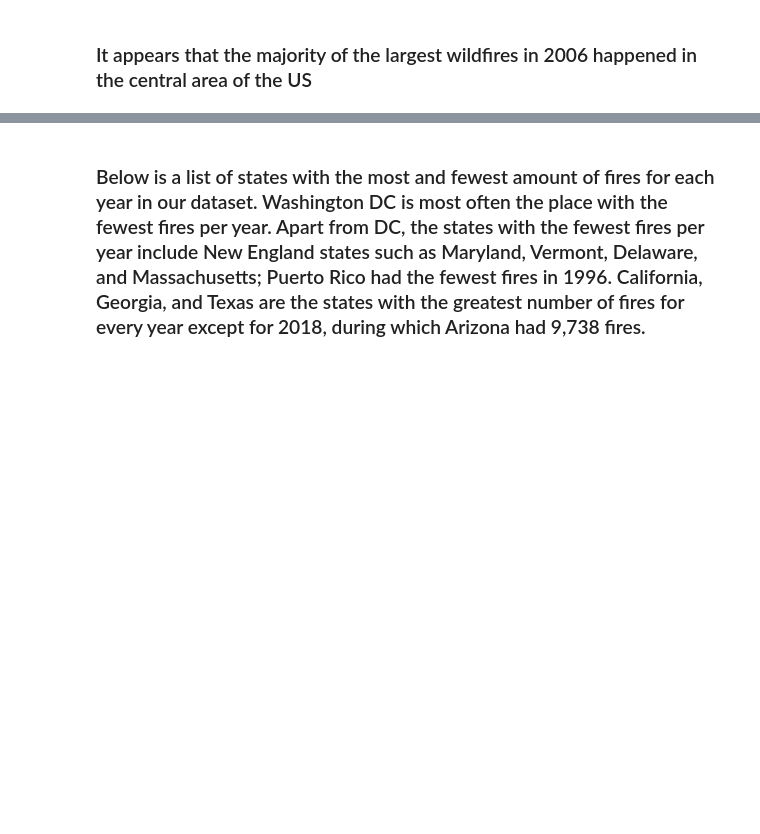
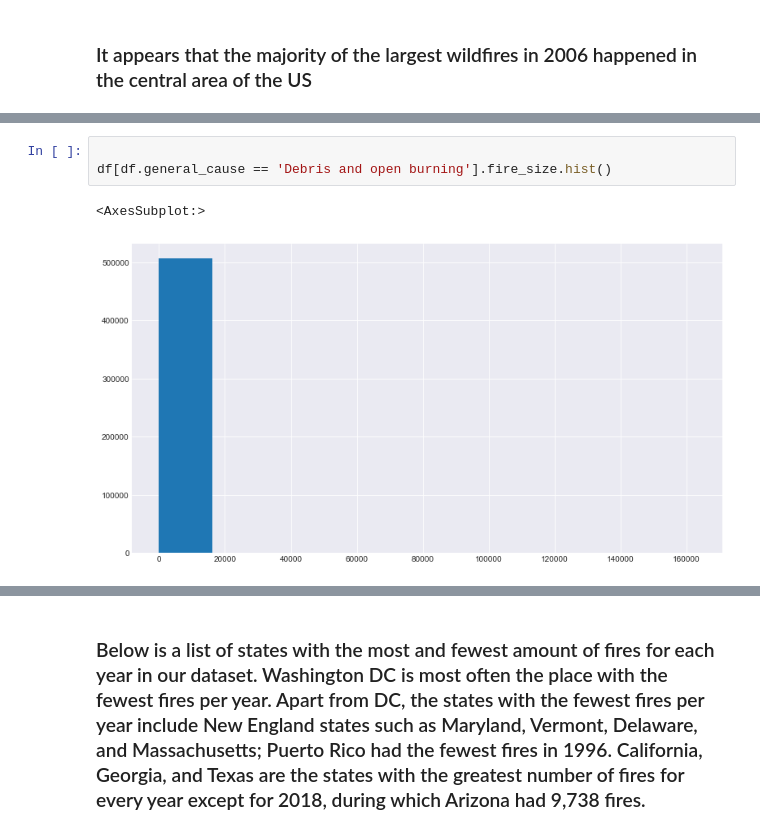
Before and after one commit to Dames-Researching-Flames/Sound-the-Alarm, a Jupyter notebook: Individual Works/lori_explore.ipynb, the cells around one changed output, grey strips where cells are left out. Cells and saved outputs as stored; diff of their text form; blank space fills up the shorter version.

```diff
--- a/Individual Works/lori_explore.ipynb
+++ b/Individual Works/lori_explore.ipynb
@@ -762,0 +834,6 @@ for year in list(range(1992, 2019)):
+# %%
+
+df[df.general_cause == 'Debris and open burning'].fire_size.hist()
+# %% [output]
+<AxesSubplot:>
+[figure, added]
```
Also changed, not shown: parts of 52 cells of this notebook.
